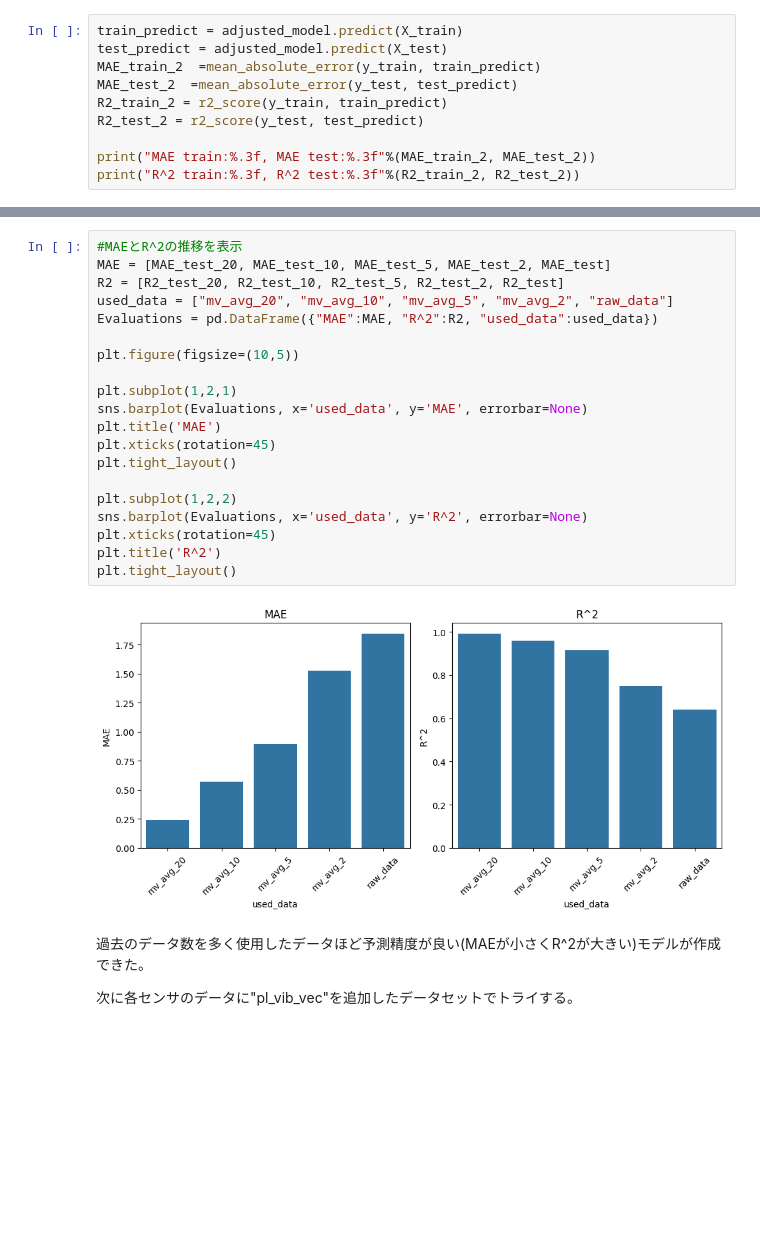
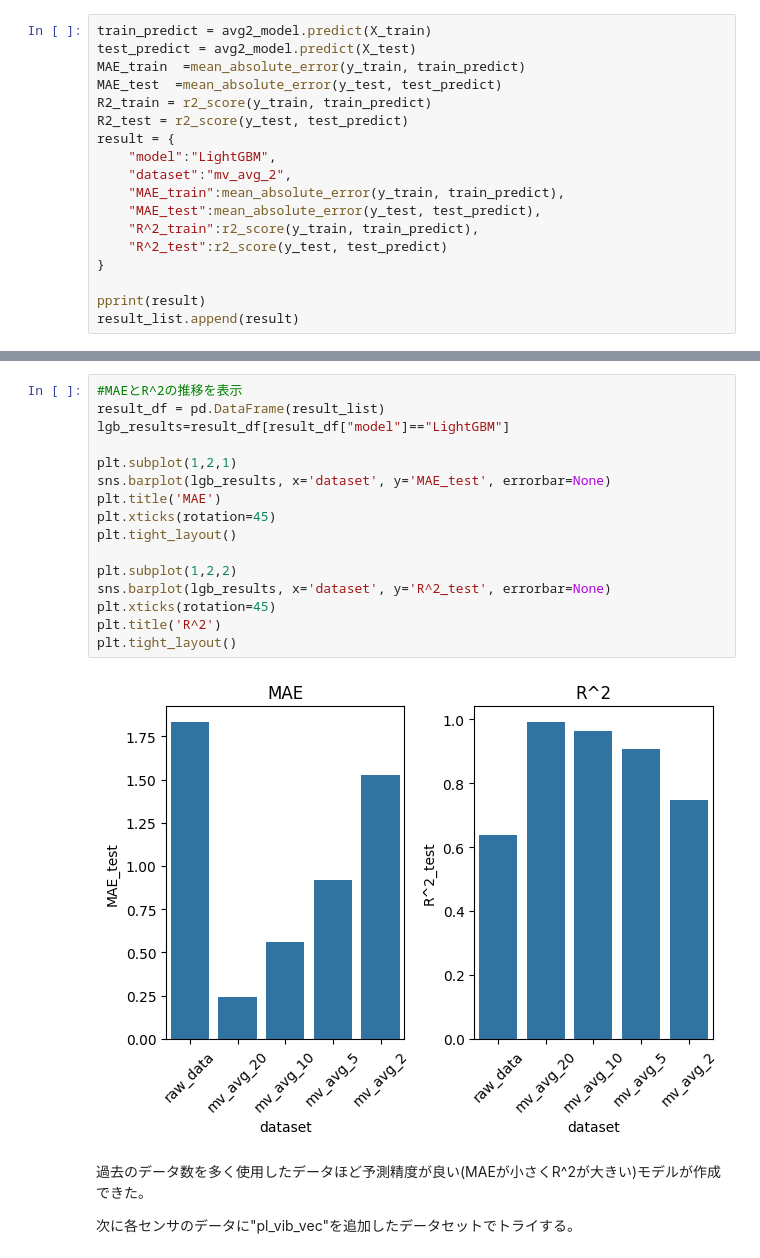
Before and after one commit to kenta-kawahata/manufacturing-data-analysis, a Jupyter notebook: notebooks/modeling.ipynb, the cells around one changed output, grey strips where cells are left out. Saved outputs shown, nothing was run; the diff lists cells and outputs as text; blank space fills up the shorter version.

```diff
--- a/notebooks/modeling(LightGBM).ipynb
+++ b/notebooks/modeling.ipynb
@@ -786,11 +902,19 @@ You can set `force_col_wise=true` to remove the overhead.
 # %%
-train_predict = adjusted_model.predict(X_train)
-test_predict = adjusted_model.predict(X_test)
-MAE_train_2  =mean_absolute_error(y_train, train_predict)
-MAE_test_2  =mean_absolute_error(y_test, test_predict)
-R2_train_2 = r2_score(y_train, train_predict)
-R2_test_2 = r2_score(y_test, test_predict)
+train_predict = avg2_model.predict(X_train)
+test_predict = avg2_model.predict(X_test)
+MAE_train  =mean_absolute_error(y_train, train_predict)
+MAE_test  =mean_absolute_error(y_test, test_predict)
+R2_train = r2_score(y_train, train_predict)
+R2_test = r2_score(y_test, test_predict)
+result = {
+    "model":"LightGBM",
+    "dataset":"mv_avg_2",
+    "MAE_train":mean_absolute_error(y_train, train_predict),
+    "MAE_test":mean_absolute_error(y_test, test_predict),
+    "R^2_train":r2_score(y_train, train_predict),
+    "R^2_test":r2_score(y_test, test_predict)
+}
 
-print("MAE train:%.3f, MAE test:%.3f"%(MAE_train_2, MAE_test_2))
-print("R^2 train:%.3f, R^2 test:%.3f"%(R2_train_2, R2_test_2))
+pprint(result)
+result_list.append(result)
 # %% [output]
@@ -799,25 +927,21 @@ R^2 train:0.860, R^2 test:0.749
-# %%
-#MAEとR^2の推移を表示
-MAE = [MAE_test_20, MAE_test_10, MAE_test_5, MAE_test_2, MAE_test]
-R2 = [R2_test_20, R2_test_10, R2_test_5, R2_test_2, R2_test]
-used_data = ["mv_avg_20", "mv_avg_10", "mv_avg_5", "mv_avg_2", "raw_data"]
-Evaluations = pd.DataFrame({"MAE":MAE, "R^2":R2, "used_data":used_data})
-
-plt.figure(figsize=(10,5))
-
-plt.subplot(1,2,1)
-sns.barplot(Evaluations, x='used_data', y='MAE', errorbar=None)
-plt.title('MAE')
-plt.xticks(rotation=45)
-plt.tight_layout()
-
-plt.subplot(1,2,2)
-sns.barplot(Evaluations, x='used_data', y='R^2', errorbar=None)
-plt.xticks(rotation=45)
-plt.title('R^2')
-plt.tight_layout()
-# %% [output]
-[figure, removed]
+# %%
+#MAEとR^2の推移を表示
+result_df = pd.DataFrame(result_list)
+lgb_results=result_df[result_df["model"]=="LightGBM"]
+
+plt.subplot(1,2,1)
+sns.barplot(lgb_results, x='dataset', y='MAE_test', errorbar=None)
+plt.title('MAE')
+plt.xticks(rotation=45)
+plt.tight_layout()
+
+plt.subplot(1,2,2)
+sns.barplot(lgb_results, x='dataset', y='R^2_test', errorbar=None)
+plt.xticks(rotation=45)
+plt.title('R^2')
+plt.tight_layout()
+# %% [output]
+[figure, added]
 # %% [markdown]
 過去のデータ数を多く使用したデータほど予測精度が良い(MAEが小さくR^2が大きい)モデルが作成できた。
 
```
Also changed, not shown: parts of 32 cells of this notebook, 9 other files.
